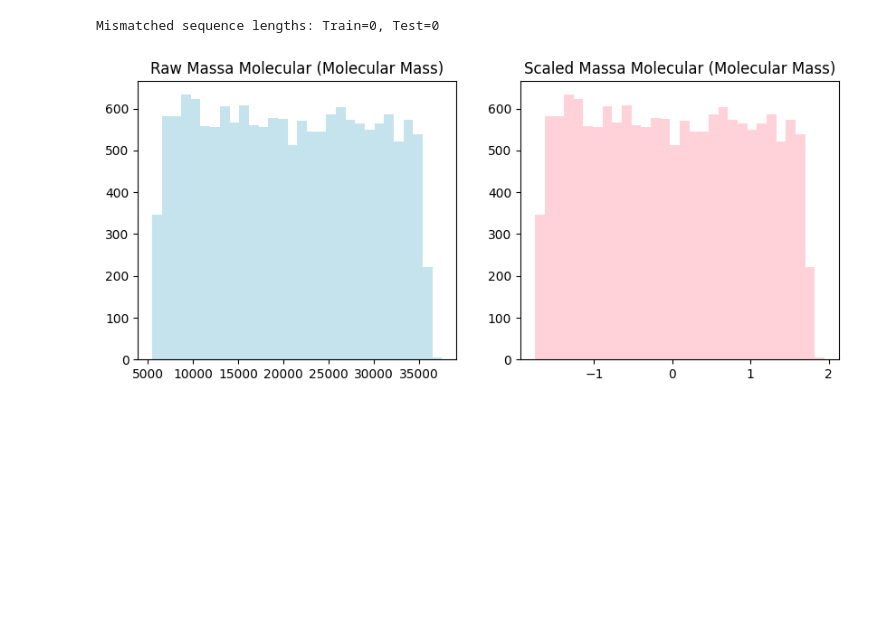
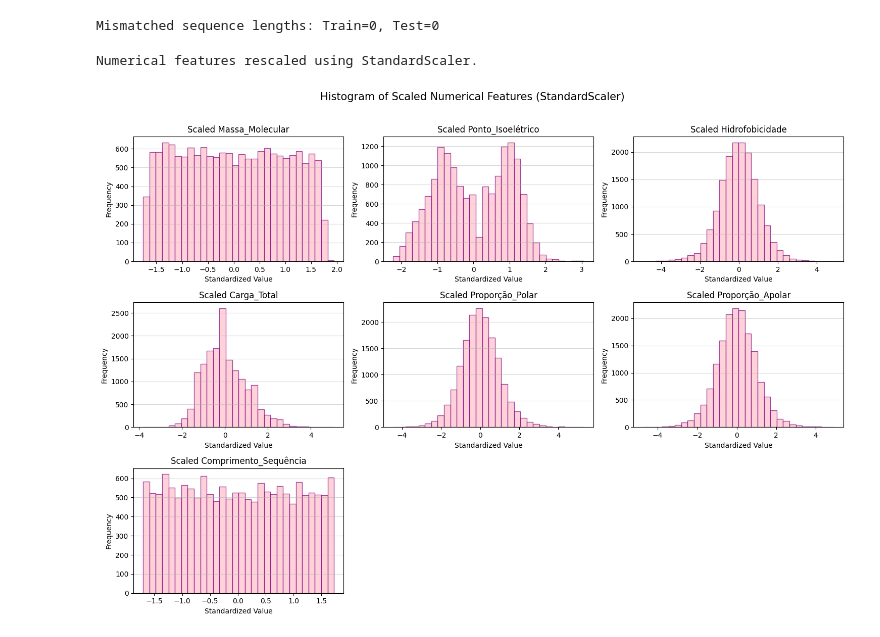
Before and after one commit to ClarissaTerrones/ProjectTempate, a Jupyter notebook: Train/Data Cleaning Machine Learning.ipynb, the cells around one changed output. Drawn from its saved outputs; the diff is of its cells as text; code cells hidden in the pictures; blank space fills up the shorter version.

```diff
--- a/Train/Data Cleaning Machine Learning.ipynb
+++ b/Train/Data Cleaning Machine Learning.ipynb
@@ -100,20 +102,33 @@ test.drop('Seq_length_check', axis=1, inplace = True)
 # %%
 # Scale numerical features - Standard for ML models
 scaler = StandardScaler()
+
+# Creat copies to avoid modifying the original DF.
 test_scaled = test.copy()
 train_scaled = train.copy()
 
+# fit the scaler on to the training data and transforms training and test data.
 train_scaled[num_features] = scaler.fit_transform(train[num_features])
 test_scaled[num_features] = scaler.transform(test[num_features])
 
-# visualization of scaling effect
-plt.figure(figsize=(10,4))
-plt.subplot(1,2,1)
-plt.hist(train['Massa_Molecular'], bins=30, color='lightblue', alpha=0.7)
-title1 = plt.title("Raw Massa Molecular (Molecular Mass)")
-
-plt.subplot(1,2,2)
-plt.hist(train_scaled['Massa_Molecular'], bins=30, color='pink', alpha=0.7)
-title2 = plt.title("Scaled Massa Molecular (Molecular Mass)")
+print("Numerical features rescaled using StandardScaler.")
 # %% [output]
-[figure, removed]
+Numerical features rescaled using StandardScaler.
+# %%
+# visualization of scaling effect
+plt.figure(figsize=(15,10))
+
+for i, feat in enumerate(num_features, 1):
+
+    plt.subplot(3, 3, i)
+    plt.hist(train_scaled[feat], bins=30, color='pink', alpha=0.7, edgecolor='purple')
+    plt.title (f"Scaled {feat}", fontsize=12)
+    plt.xlabel("Standardized Value", fontsize=10)
+    plt.ylabel("Frequency", fontsize=10)
+    plt.grid(axis='y', alpha=0.5)
+
+plt.tight_layout()
+plt.suptitle("Histogram of Scaled Numerical Features (StandardScaler)", y=1.05, fontsize=15)
+plt.show()
+# %% [output]
+[figure, added]
```
Also changed, not shown: parts of 7 cells of this notebook.
